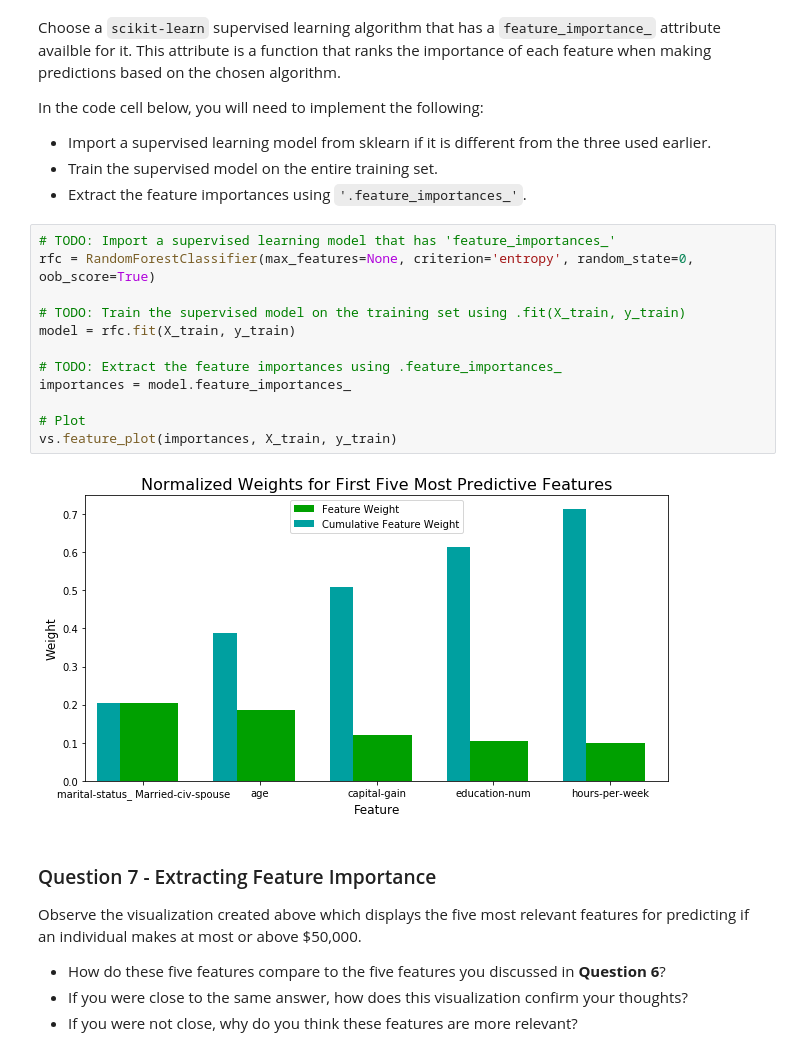
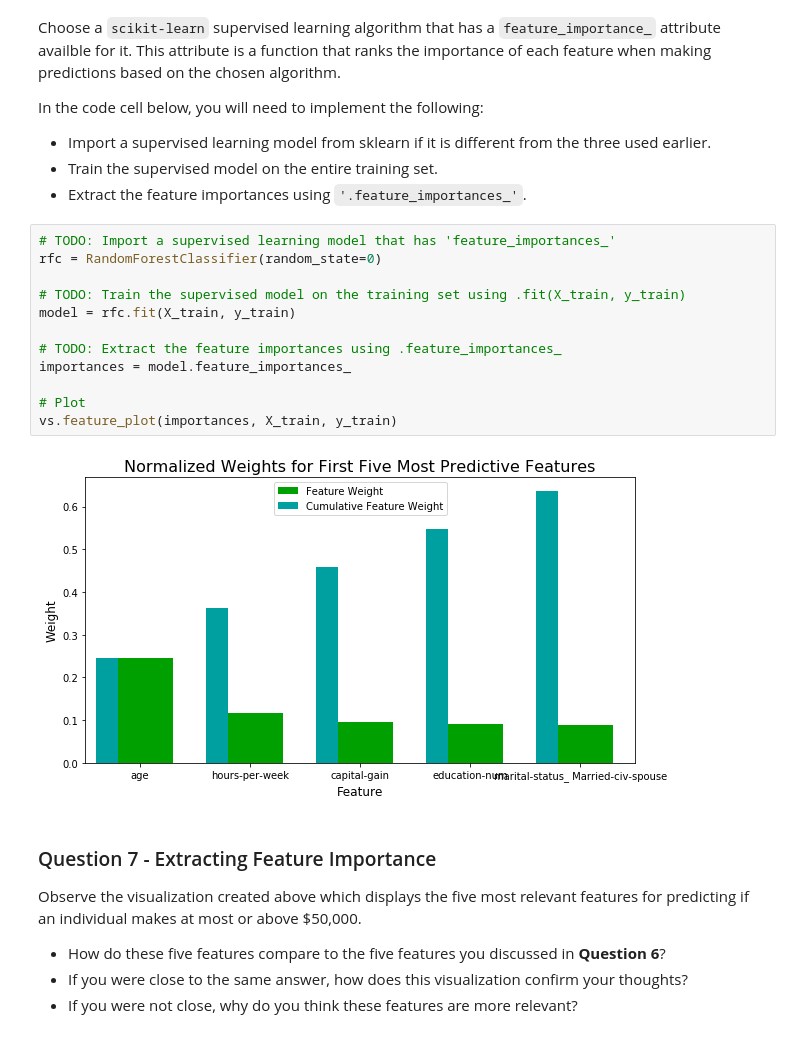
Before and after one commit to m00nd00r/Finding-Donors, a Jupyter notebook: finding_donors.ipynb, the cells around one changed output. Drawn from its saved outputs; the diff is of its cells as text.

```diff
--- a/finding_donors.ipynb
+++ b/finding_donors.ipynb
@@ -582,18 +581,18 @@ In the code cell below, you will need to implement the following:
  - Extract the feature importances using `'.feature_importances_'`.
 # %%
 # TODO: Import a supervised learning model that has 'feature_importances_'
-rfc = RandomForestClassifier(max_features=None, criterion='entropy', random_state=0, oob_score=True)
+rfc = RandomForestClassifier(random_state=0)
 
 # TODO: Train the supervised model on the training set using .fit(X_train, y_train)
 model = rfc.fit(X_train, y_train)
 
 # TODO: Extract the feature importances using .feature_importances_
 importances = model.feature_importances_
 
 # Plot
 vs.feature_plot(importances, X_train, y_train)
 # %% [output]
-[figure, old version]
+[figure, new version]
 # %% [markdown]
 ### Question 7 - Extracting Feature Importance
 
```
Also changed, not shown: parts of 16 cells of this notebook, 1 other file.
